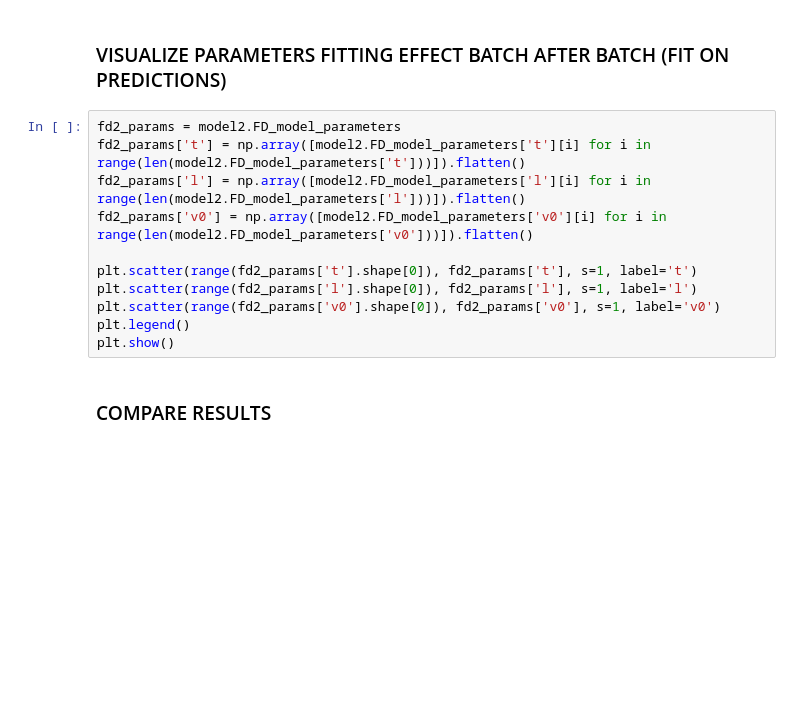
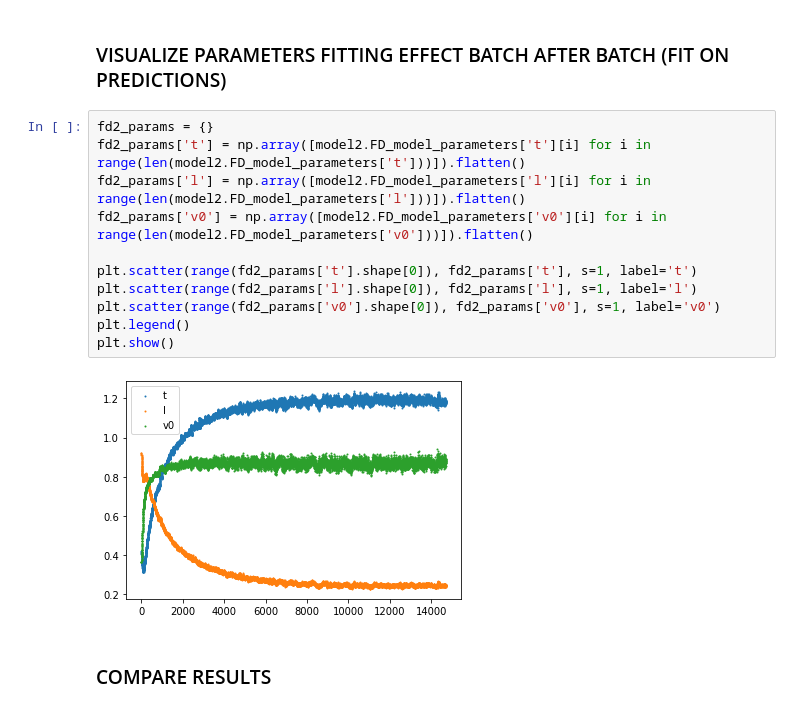
Before and after one commit to AlexPasqua/MLCMS-project, a Jupyter notebook: src/attempts/compare_FD_params.ipynb, the cells around one changed output. Saved outputs shown, nothing was run; the diff lists cells and outputs as text; blank space fills up the shorter version.

```diff
--- a/src/attempts/compare_FD_params.ipynb
+++ b/src/attempts/compare_FD_params.ipynb
@@ -115,16 +157,18 @@ plt.show()
 # %% [markdown]
 ### VISUALIZE PARAMETERS FITTING EFFECT BATCH AFTER BATCH (FIT ON PREDICTIONS)
 # %%
-fd2_params = model2.FD_model_parameters
+fd2_params = {}
 fd2_params['t'] = np.array([model2.FD_model_parameters['t'][i] for i in range(len(model2.FD_model_parameters['t']))]).flatten()
 fd2_params['l'] = np.array([model2.FD_model_parameters['l'][i] for i in range(len(model2.FD_model_parameters['l']))]).flatten()
 fd2_params['v0'] = np.array([model2.FD_model_parameters['v0'][i] for i in range(len(model2.FD_model_parameters['v0']))]).flatten()
 
 plt.scatter(range(fd2_params['t'].shape[0]), fd2_params['t'], s=1, label='t')
 plt.scatter(range(fd2_params['l'].shape[0]), fd2_params['l'], s=1, label='l')
 plt.scatter(range(fd2_params['v0'].shape[0]), fd2_params['v0'], s=1, label='v0')
 plt.legend()
 plt.show()
+# %% [output]
+[figure, added]
 # %% [markdown]
 ### COMPARE RESULTS
 # %%
```
Also changed, not shown: parts of 6 cells of this notebook, 1 other file.
